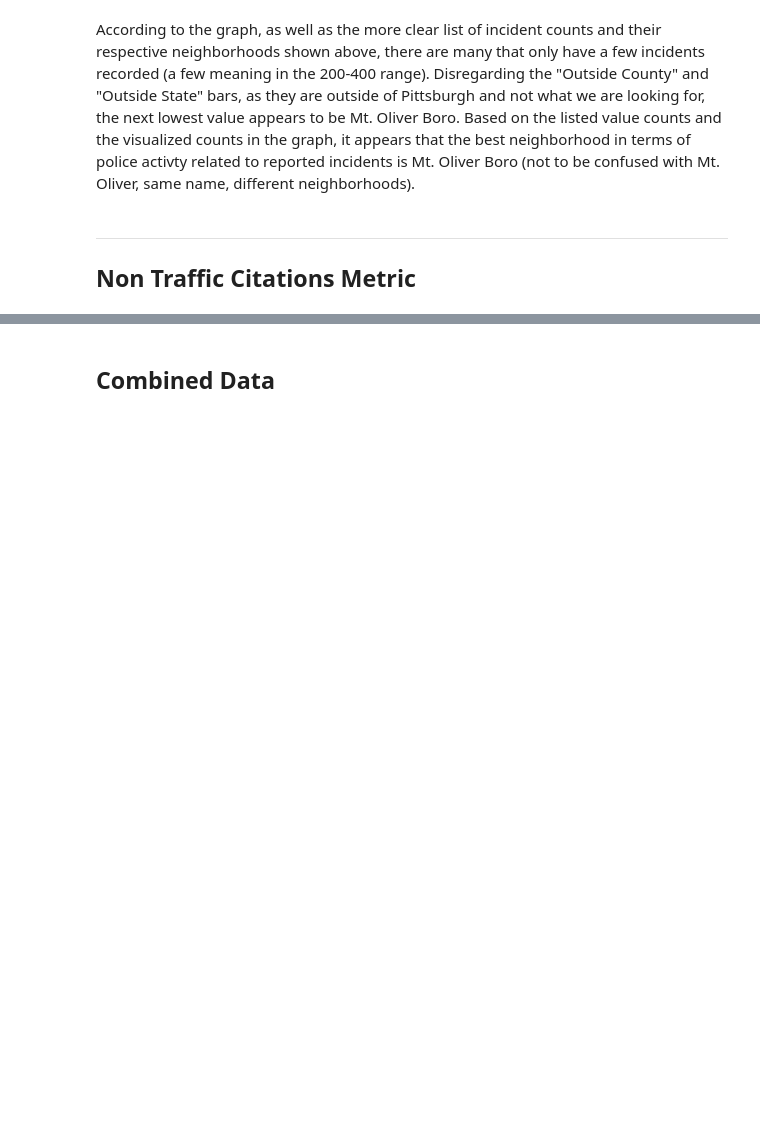
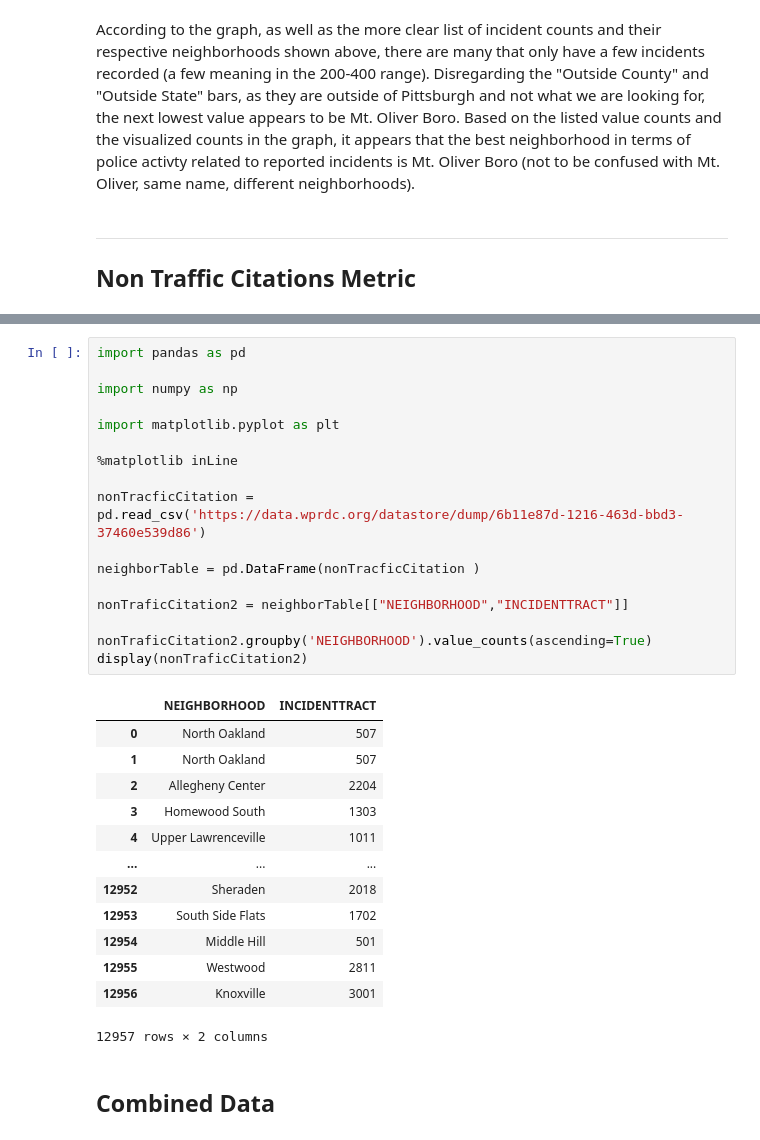
Before and after one commit to cdornn/Big-Ideas-Final-Project, a Jupyter notebook: group_notebook.ipynb, the cells around one changed output, grey strips where cells are left out. Drawn from its saved outputs; the diff is of its cells as text; blank space fills up the shorter version.

```diff
--- a/group_notebook.ipynb
+++ b/group_notebook.ipynb
@@ -233,3 +306,34 @@ According to the graph, as well as the more clear list of incident counts and th
+# %%
+import pandas as pd
+
+import numpy as np
+
+import matplotlib.pyplot as plt
+
+%matplotlib inLine
+
+nonTracficCitation = pd.read_csv('https://data.wprdc.org/datastore/dump/6b11e87d-1216-463d-bbd3-37460e539d86')
+
+neighborTable = pd.DataFrame(nonTracficCitation )
+
+nonTraficCitation2 = neighborTable[["NEIGHBORHOOD","INCIDENTTRACT"]]
+
+nonTraficCitation2.groupby('NEIGHBORHOOD').value_counts(ascending=True)
+display(nonTraficCitation2)
+# %% [output]
+|  | NEIGHBORHOOD | INCIDENTTRACT |
+| 0 | North Oakland | 507 |
+| 1 | North Oakland | 507 |
+| 2 | Allegheny Center | 2204 |
+| 3 | Homewood South | 1303 |
+| 4 | Upper Lawrenceville | 1011 |
+| ... | ... | ... |
+| 12952 | Sheraden | 2018 |
+| 12953 | South Side Flats | 1702 |
+| 12954 | Middle Hill | 501 |
+| 12955 | Westwood | 2811 |
+| 12956 | Knoxville | 3001 |
+12957 rows × 2 columns
 # %% [markdown]
 ## Combined Data
 # %%
```
Also changed, not shown: parts of 7 cells of this notebook.
